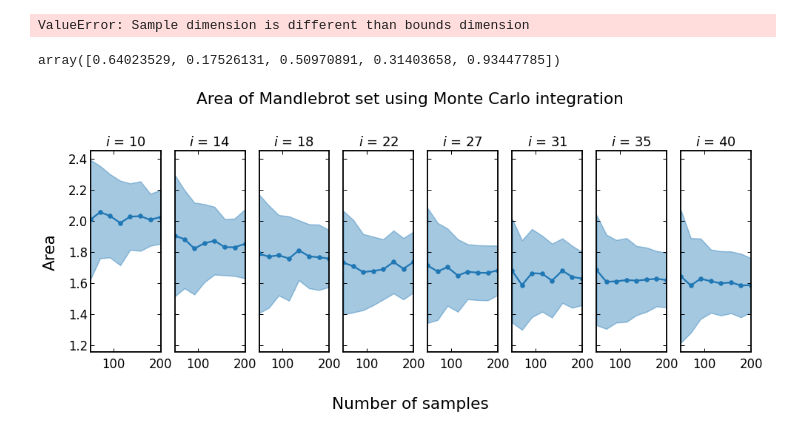
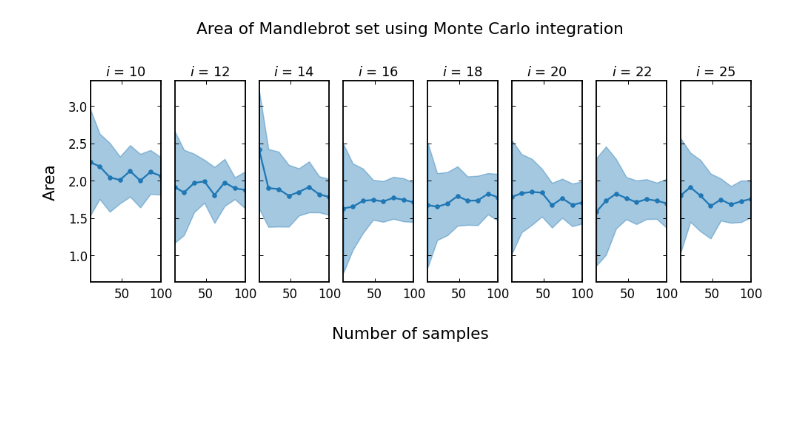
Before and after one commit to JesseFranzua/Mandlebrot, a Jupyter notebook: mandlebrot_area.ipynb, the cells around one changed output. Saved outputs shown, nothing was run; the diff lists cells and outputs as text; code cells hidden in the pictures; blank space fills up the shorter version.

```diff
--- a/mandlebrot_area.ipynb
+++ b/mandlebrot_area.ipynb
@@ -12,4 +6,8 @@ area_box = (r_max - r_min) * (i_max - i_min)
 # %%
+"""
+All functions needed in the notebook.
+"""
+
 def check_inside_mandlebrot(i, c):
     z = 0 + 0j
     for i in range(i):
@@ -18,11 +16,9 @@ def check_inside_mandlebrot(i, c):
             return False
     return True
 
-def mandlebrot_area(i, s):
+def mandlebrot_area(i, s, sampling_function):
+    random_complex_numbers = sampling_function(s)
 
-    real = np.random.uniform(r_min, r_max, size=s)
-    imaginary = np.random.uniform(i_min, i_max, size=s) * 1j
-    random_complex_numbers = real + imaginary
     in_mandlebrot = 0
 
     for z in random_complex_numbers:
@@ -36,69 +32,80 @@ def mandlebrot_area(i, s):
 def expected_variance(theta, n):
     return theta * (1 - theta) / n
 
-
 def LHC_samples(n):
     sampler = qmc.LatinHypercube(d=2)
     sample = sampler.random(n=n)
-    sample = qmc.scale(sample, -2, 1.5)
+    sample = qmc.scale(sample, [r_min, i_min], [r_max, i_max])
 
-sam = LHC_samples(5)
+    reals = sample[:, 0]
+    imags = sample[:, 1]
+
+    samples = reals + imags * 1j
+    return samples
+
+def uniform_samples(n):
+    real = np.random.uniform(r_min, r_max, size=n)
+    imaginary = np.random.uniform(i_min, i_max, size=n) * 1j
+    random_complex_numbers = real + imaginary
+
+    return random_complex_numbers
-# %% [output]
-ValueError: Sample dimension is different than bounds dimension
-# %%
-sam[:, 0]
-# %% [output]
-array([0.64023529, 0.17526131, 0.50970891, 0.31403658, 0.93447785])
 # %%
-n_iterations = 100
+"""
+Parameters needed throughout the notebook.
+"""
+r_min = -2
+r_max = 0.46
+i_min = -1.12
+i_max = 1.12
+area_box = (r_max - r_min) * (i_max - i_min)
+
+n_iterations = 25
 
 min_i = 10
-max_i = 40
+max_i = 25
 n_different_i = 8
 
-min_s = 50
-max_s = 200
+min_s = 10
+max_s = 100
 n_different_s = 8
 
 sample_range = np.linspace(min_s, max_s, n_different_s, dtype=int)
 i_range = np.linspace(min_i, max_i, n_different_i, dtype=int)
 # %%
+"""
+Estimates the area for different values of i and s.
+"""
+
 arr3d = np.zeros((n_different_i, n_different_s))
 
 fig, axs = plt.subplots(1, n_different_i, figsize=(16, 5), sharex=True, sharey=True)
-
 axs = axs.ravel()
 
 for p in tqdm(range(n_different_i)):
 
     results = np.zeros((n_iterations, n_different_s))
-    # expected_variances = np.zeros((n_iterations, n_different_s))
 
     for m in range(n_different_s):
         for n in range(n_iterations):
             i = i_range[p]
             s = sample_range[m]
-            area = mandlebrot_area(i, s)
+            area = mandlebrot_area(i, s, uniform_samples)
             results[n][m] = area
-
-            # theta = area / area_box
-            # exp_var = expected_variance(theta, s)
-            # expected_variances[n][m] = exp_var
 
     means = results.mean(axis=0)
     stds = results.std(axis=0)
 
     arr3d[p] = means
 
     axs[p].plot(sample_range, means, '-o', markersize=5.5)
     axs[p].fill_between(sample_range, means - stds, means + stds, alpha=0.4, edgecolor='tab:blue')
     axs[p].set_title(f'$i$ = {i}')
     axs[p].set_xlim(min_s, max_s)
 
 fig.suptitle('Area of Mandlebrot set using Monte Carlo integration', y=1.1)
 fig.supxlabel('Number of samples', y=-0.1)
 fig.supylabel('Area', x=0.07)
 
 plt.show()
 # %% [output]
-[figure, old version]
+[figure, new version]
```
Also changed, not shown: parts of 6 cells of this notebook, 1 other file.
